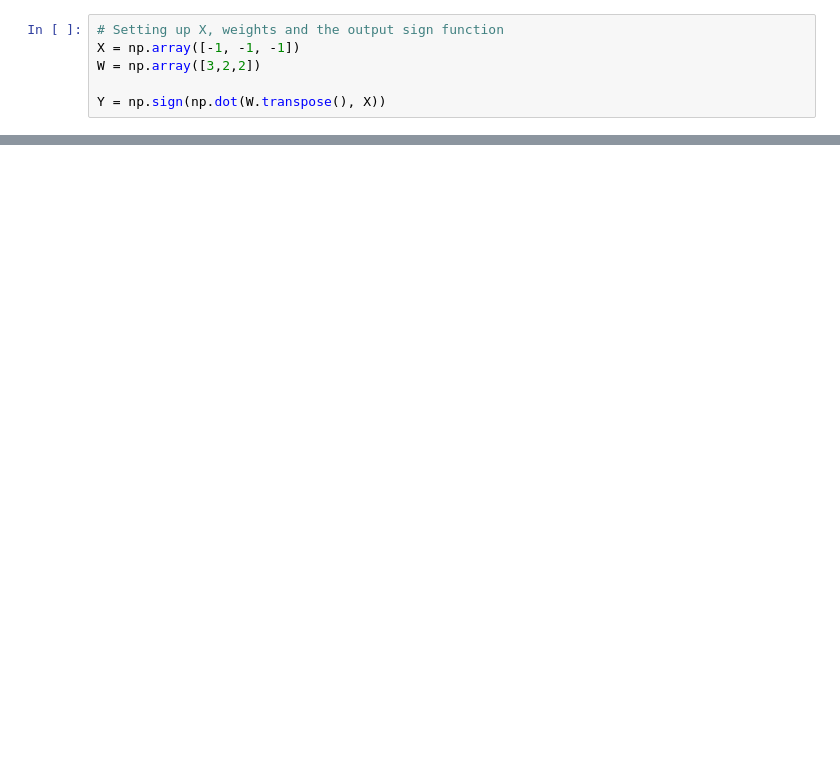
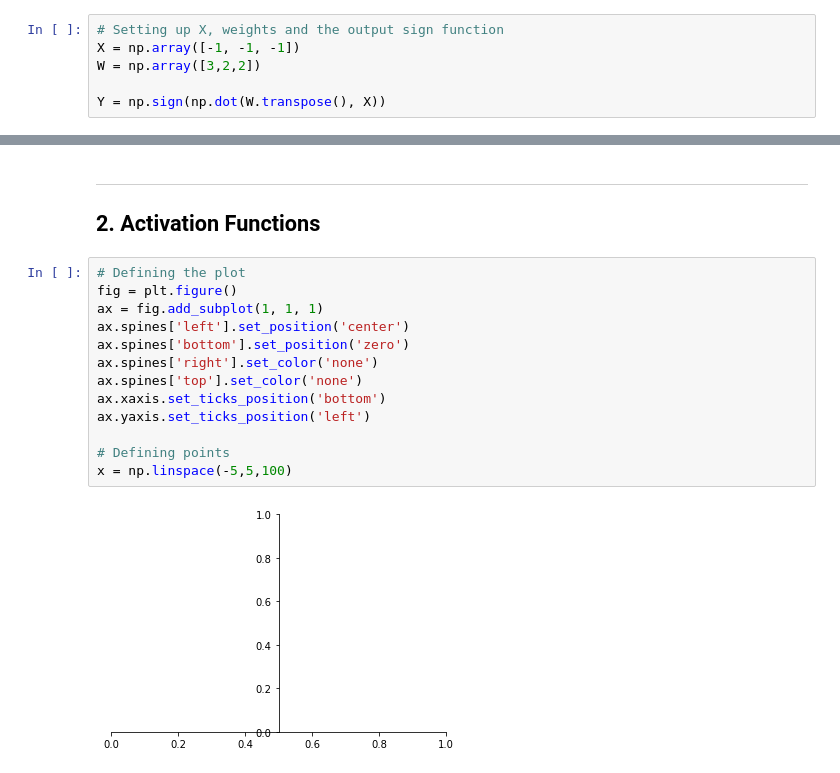
Before and after one commit to ahmedtarek-/MNS_CP_2022, a Jupyter notebook: Assignment 1.ipynb, the cells around one changed output, grey strips where cells are left out. Cells and saved outputs as stored; diff of their text form; blank space fills up the shorter version.

```diff
--- a/Assignment 1.ipynb
+++ b/Assignment 1.ipynb
@@ -27,0 +44,19 @@ for x1: -1, x2: -1 - Y: -1
+# %% [markdown]
+-----------------------------------------------------
+
+## 2. Activation Functions
+# %%
+# Defining the plot
+fig = plt.figure()
+ax = fig.add_subplot(1, 1, 1)
+ax.spines['left'].set_position('center')
+ax.spines['bottom'].set_position('zero')
+ax.spines['right'].set_color('none')
+ax.spines['top'].set_color('none')
+ax.xaxis.set_ticks_position('bottom')
+ax.yaxis.set_ticks_position('left')
+
+# Defining points
+x = np.linspace(-5,5,100)
+# %% [output]
+[figure, added]
```
Also changed, not shown: parts of 13 cells of this notebook.
